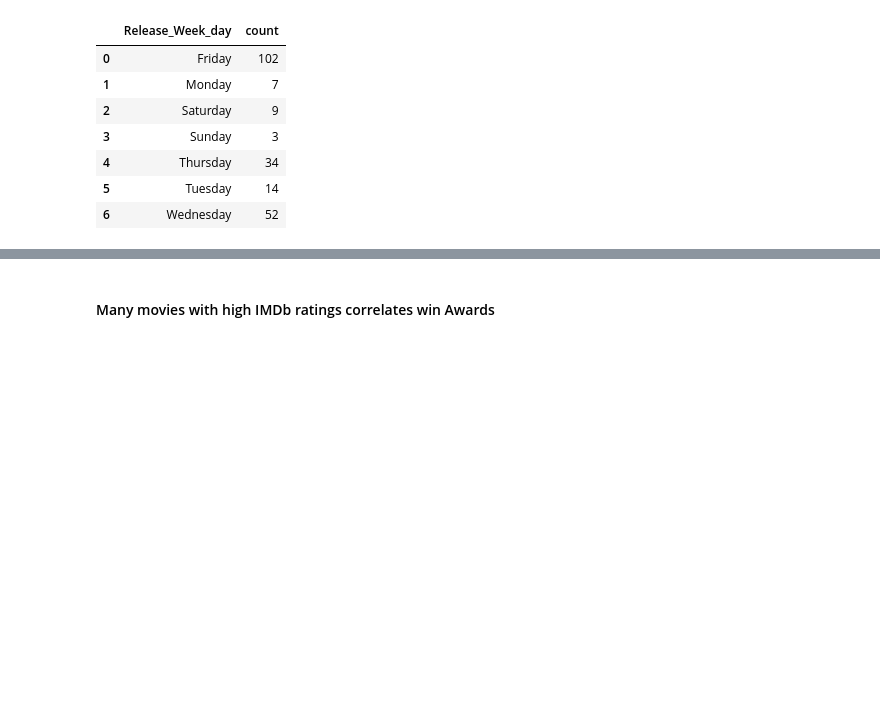
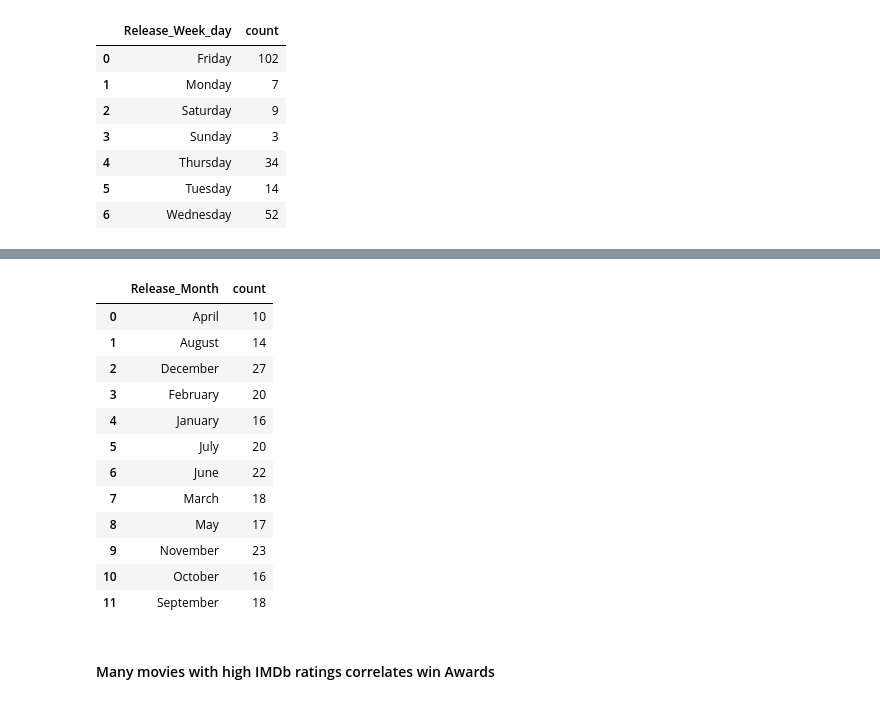
Before and after one commit to Cemputus/Data-Mining-and-Wrangling---movie-scraping, a Jupyter notebook: Analysis/Edube_webscrap.ipynb, the cells around one changed output, grey strips where cells are left out. Cells and saved outputs as stored; diff of their text form; code cells hidden in the pictures; blank space fills up the shorter version.

```diff
--- a/Analysis/Edube_webscrap.ipynb
+++ b/Analysis/Edube_webscrap.ipynb
@@ -432,3 +468,20 @@ cleaned_reformed.groupby(['Release_Week_day'],as_index=False)['Release_Week_day'
+# %%
+cleaned_reformed.groupby(['Release_Month'],as_index=False)['Release_Month'].agg({'count'})
+## Most movies are released in December, November and june
+# %% [output]
+|  | Release_Month | count |
+| 0 | April | 10 |
+| 1 | August | 14 |
+| 2 | December | 27 |
+| 3 | February | 20 |
+| 4 | January | 16 |
+| 5 | July | 20 |
+| 6 | June | 22 |
+| 7 | March | 18 |
+| 8 | May | 17 |
+| 9 | November | 23 |
+| 10 | October | 16 |
+| 11 | September | 18 |
 # %% [markdown]
 #### Many movies with high IMDb ratings correlates win Awards
 # %%
```
Also changed, not shown: parts of 6 cells of this notebook.
